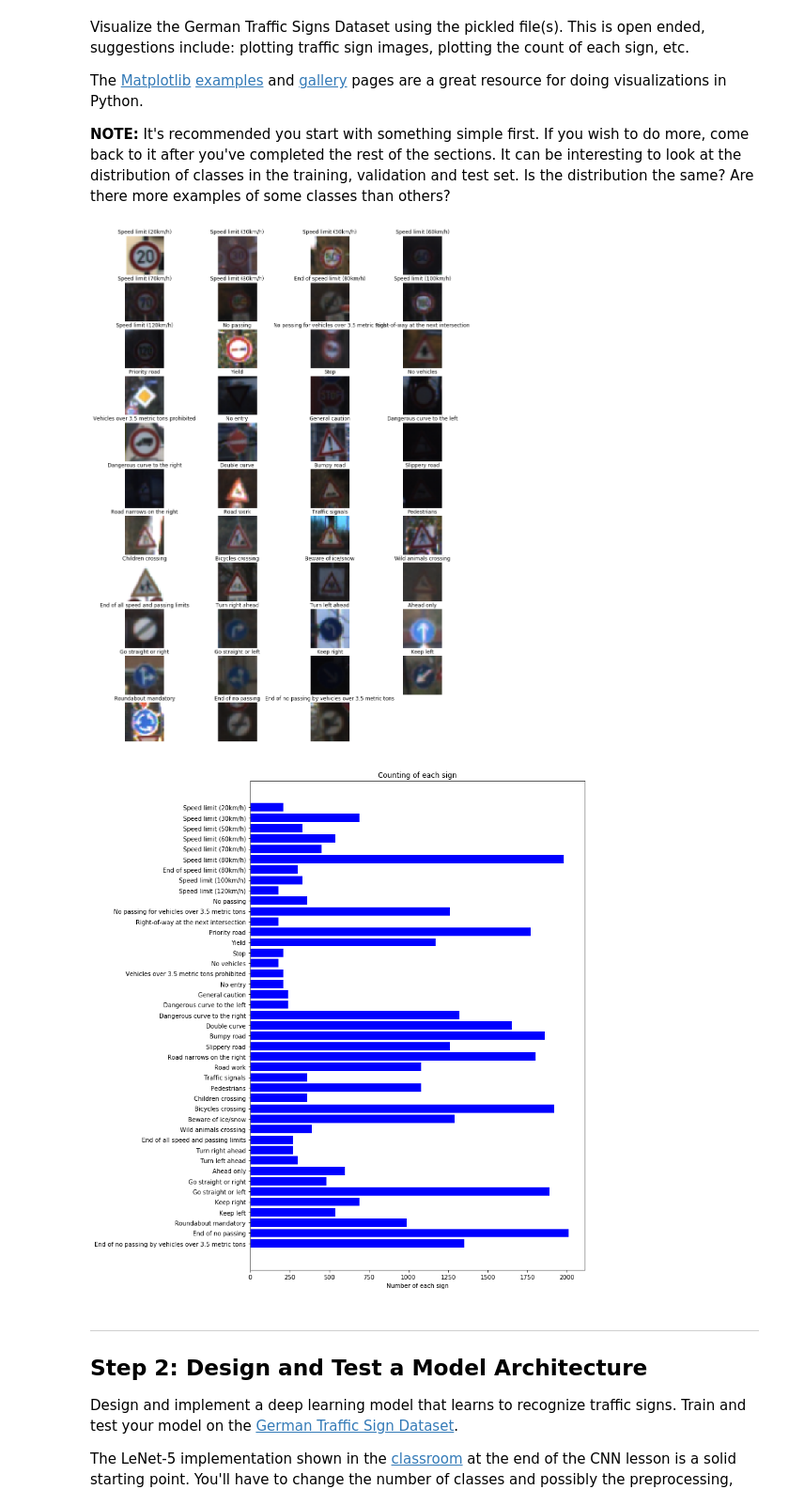
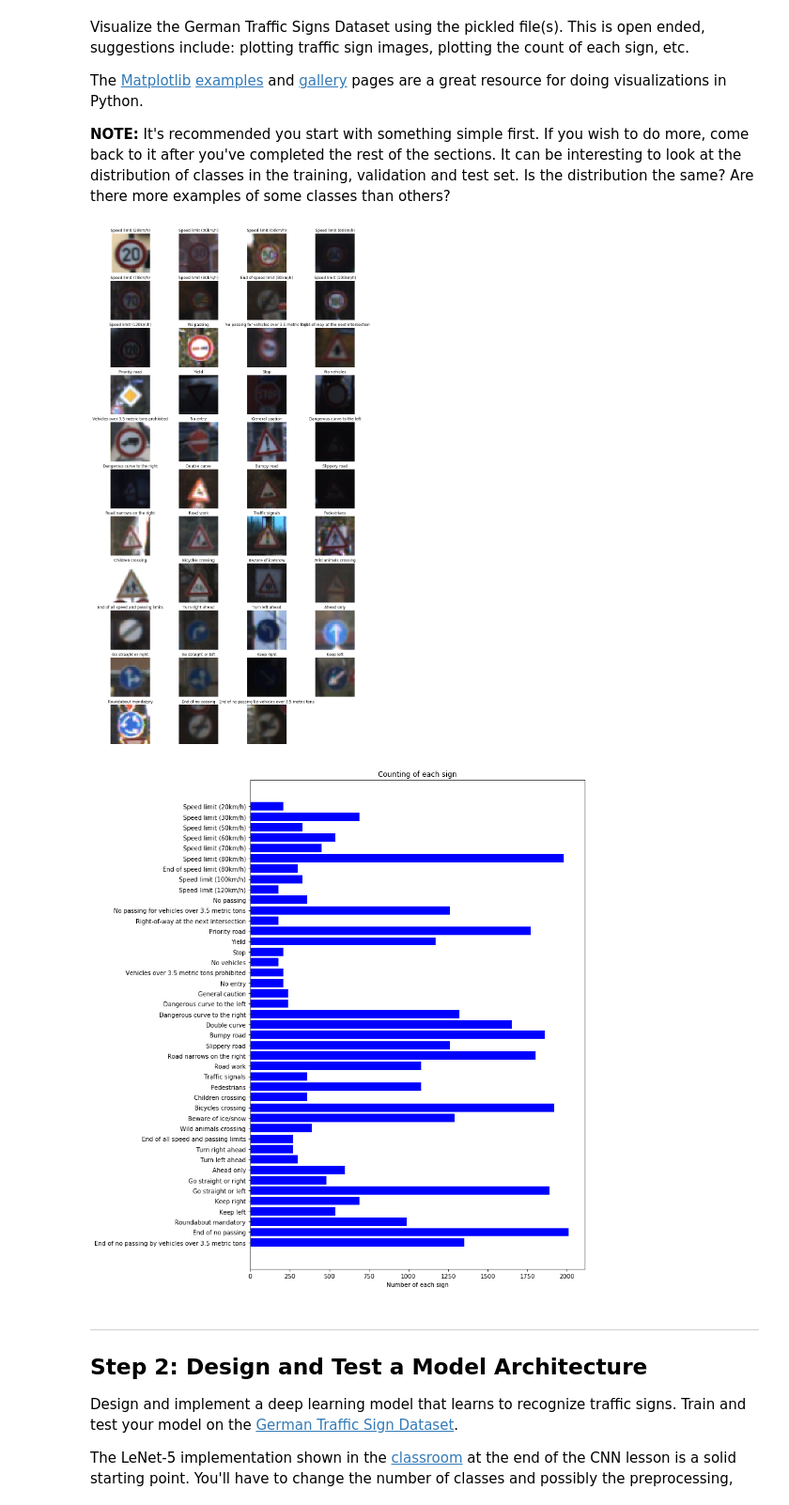
Before and after one commit to liudawen0909/CarND-Traffic-Sign-Classifier-Project, a Jupyter notebook: Traffic_Sign_Classifier.ipynb, the cells around one changed output. Shown at 94% size. Saved outputs shown, nothing was run; the diff lists cells and outputs as text; code cells hidden in the pictures.

```diff
--- a/Traffic_Sign_Classifier.ipynb
+++ b/Traffic_Sign_Classifier.ipynb
@@ -118,35 +120,35 @@ import numpy as np
 import random
 from itertools import groupby
 %matplotlib inline
 
 ### Show images with it label.
 num_of_samples=[]
 plt.figure(figsize=(15, 30))
 for i in range(0, n_classes):
-    plt.subplot(15, 4, i+1)
+    plt.subplot(11, 4, i+1)
     x_selected = X_train[y_train == i]
     plt.imshow(x_selected[0, :, :, :])
     plt.title(labels_name[i])
     plt.axis('off')
     num_of_samples.append(len(x_selected))
 plt.show()
 
 ### Show number of images per label
 fig, ax = plt.subplots(figsize=(10, 15))
 
 labels = np.arange(len(labels_name))
 numOfEach = [len(list(group)) for key, group in groupby(y_train)]
 
 ax.barh(labels, numOfEach, align='center', color='blue')
 ax.set_yticks(labels)
 ax.set_yticklabels(labels_name)
 ax.invert_yaxis()
 ax.set_xlabel('Number of each sign')
 ax.set_title('Counting of each sign')
 
 plt.show()
 # %% [output]
-[figure, old version]
+[figure, new version]
 [figure]
 # %% [markdown]
 ----
```
Also changed, not shown: parts of 6 cells of this notebook, 4 other files.
